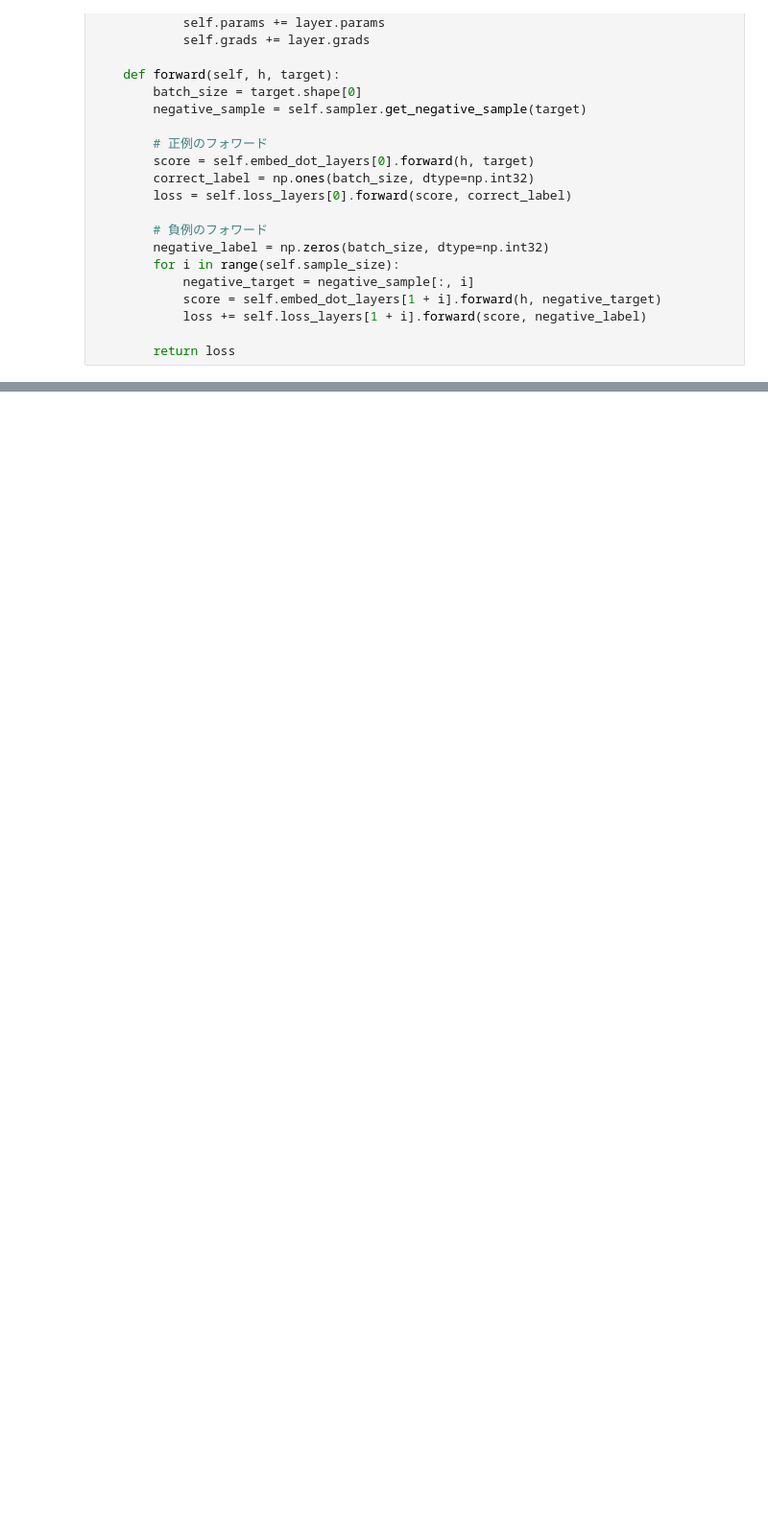
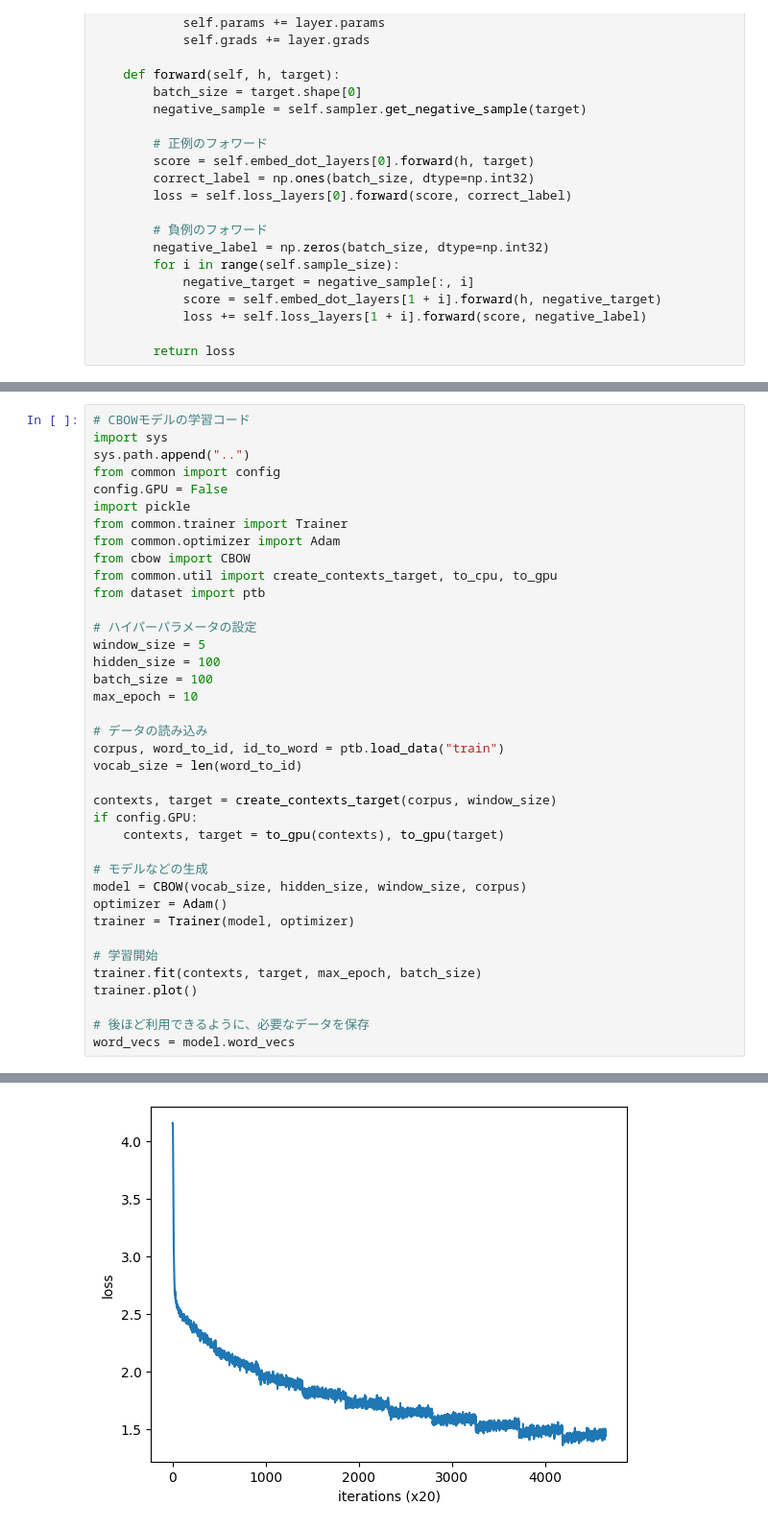
Before and after one commit to k6jf8wfhxh-ux/make-deep-learning-from-scratch-2, a Jupyter notebook: ch04/ch04_practice.ipynb, the cells around one changed output, grey strips where cells are left out. Shown at 96% size. Saved outputs shown, nothing was run; the diff lists cells and outputs as text; blank space fills up the shorter version.

Commit message:
CBOWモデルの実装 / CBOWモデルの学習

```diff
--- a/ch04/ch04_practice.ipynb
+++ b/ch04/ch04_practice.ipynb
@@ -95,0 +145,39 @@ class NegativeSamplingLoss:
+# %%
+# CBOWモデルの学習コード
+import sys
+sys.path.append("..")
+from common import config
+config.GPU = False
+import pickle
+from common.trainer import Trainer
+from common.optimizer import Adam
+from cbow import CBOW
+from common.util import create_contexts_target, to_cpu, to_gpu
+from dataset import ptb
+
+# ハイパーパラメータの設定
+window_size = 5
+hidden_size = 100
+batch_size = 100
+max_epoch = 10
+
+# データの読み込み
+corpus, word_to_id, id_to_word = ptb.load_data("train")
+vocab_size = len(word_to_id)
+
+contexts, target = create_contexts_target(corpus, window_size)
+if config.GPU:
+    contexts, target = to_gpu(contexts), to_gpu(target)
+
+# モデルなどの生成
+model = CBOW(vocab_size, hidden_size, window_size, corpus)
+optimizer = Adam()
+trainer = Trainer(model, optimizer)
+
+# 学習開始
+trainer.fit(contexts, target, max_epoch, batch_size)
+trainer.plot()
+
+# 後ほど利用できるように、必要なデータを保存
+word_vecs = model.word_vecs
+# %% [output]
@@ -95,0 +201 @@ class NegativeSamplingLoss:
+[figure, added]
```
Also changed, not shown: parts of 2 cells of this notebook.
